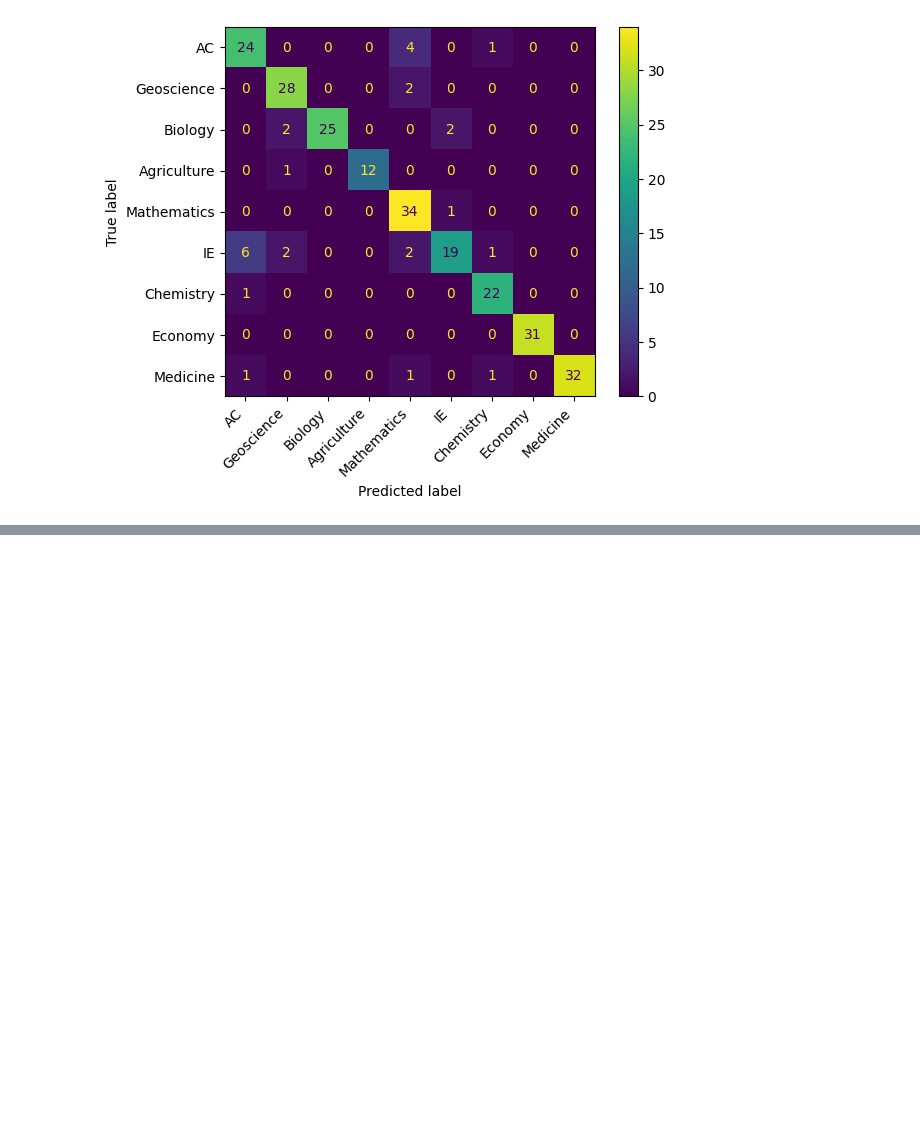
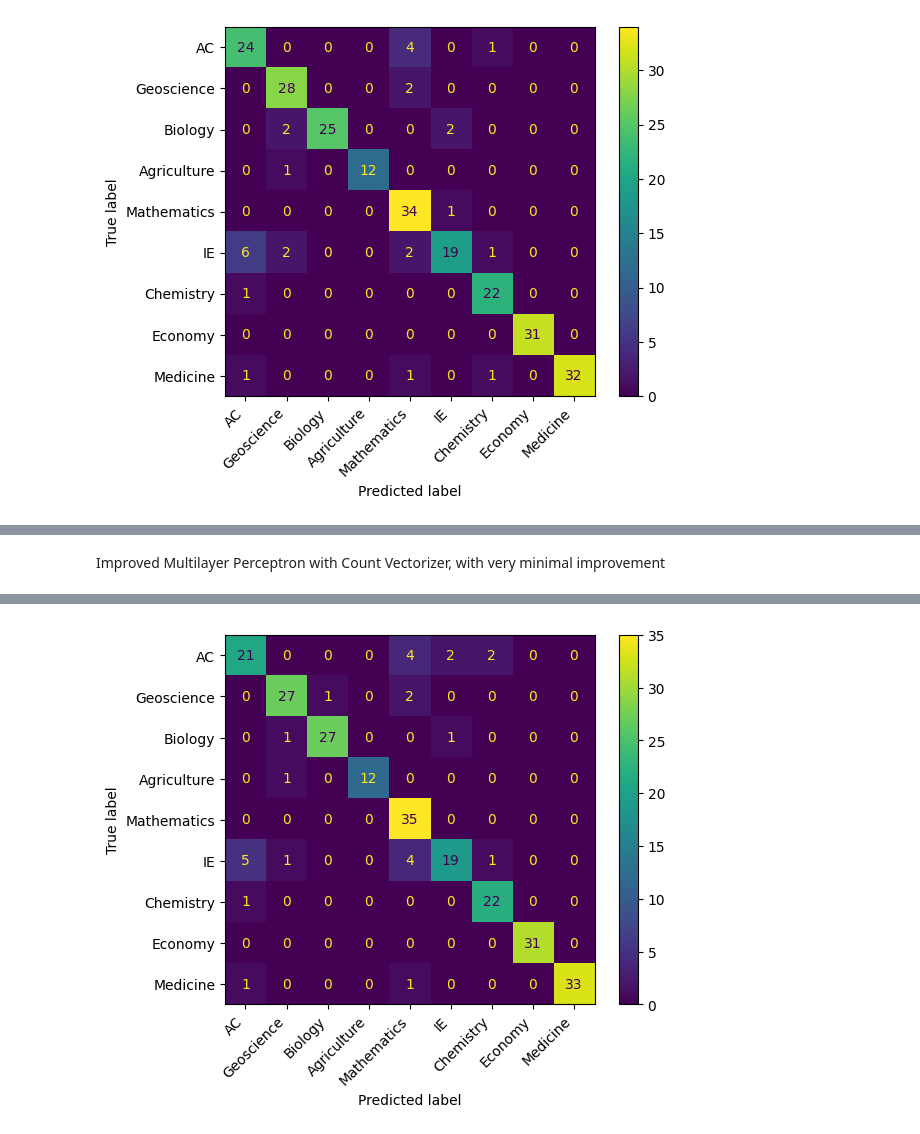
Before and after one commit to milossdjuric/Text-Classification-for-Serbian-Science-Journals, a Jupyter notebook: serbian_science_journals.ipynb, the cells around one changed output, grey strips where cells are left out. Saved outputs shown, nothing was run; the diff lists cells and outputs as text; code cells hidden in the pictures; blank space fills up the shorter version.

```diff
--- a/serbian_science_journals.ipynb
+++ b/serbian_science_journals.ipynb
@@ -616,0 +642,22 @@ Macro Average score:
+# %% [markdown]
+<p>Improved Multilayer Perceptron with Count Vectorizer, with very minimal improvement</p>
+# %%
+mlp_classifier = MLPClassifier(hidden_layer_sizes=(50,), random_state=random_state_seed, alpha=0.0003, batch_size=100, learning_rate='adaptive',verbose=True,
+                               n_iter_no_change=10, learning_rate_init=0.002, max_iter=1000)
+mlp_classifier.fit(X_train, y_train)
+
+y_pred = mlp_classifier.predict(X_test)
+
+accuracy = accuracy_score(y_test, y_pred)
+print("Accuracy score:", accuracy)
+
+macro_average = f1_score(y_test, y_pred, average='macro')
+print("Macro Average score:", macro_average)
+
+display_labels = ['AC', 'Geoscience', 'Biology', 'Agriculture', 'Mathematics', 'IE', 'Chemistry', 'Economy', 'Medicine']
+cm = confusion_matrix(y_test, y_pred)
+cm_display = ConfusionMatrixDisplay(confusion_matrix=cm, display_labels=display_labels)
+cm_display.plot()
+plt.xticks(np.arange(len(display_labels)), display_labels, rotation=45, ha='right')
+plt.show()
+# %% [output]
@@ -616,0 +681 @@ Macro Average score:
+[figure, added]
```
Also changed, not shown: parts of 20 cells of this notebook, 1 other file.
